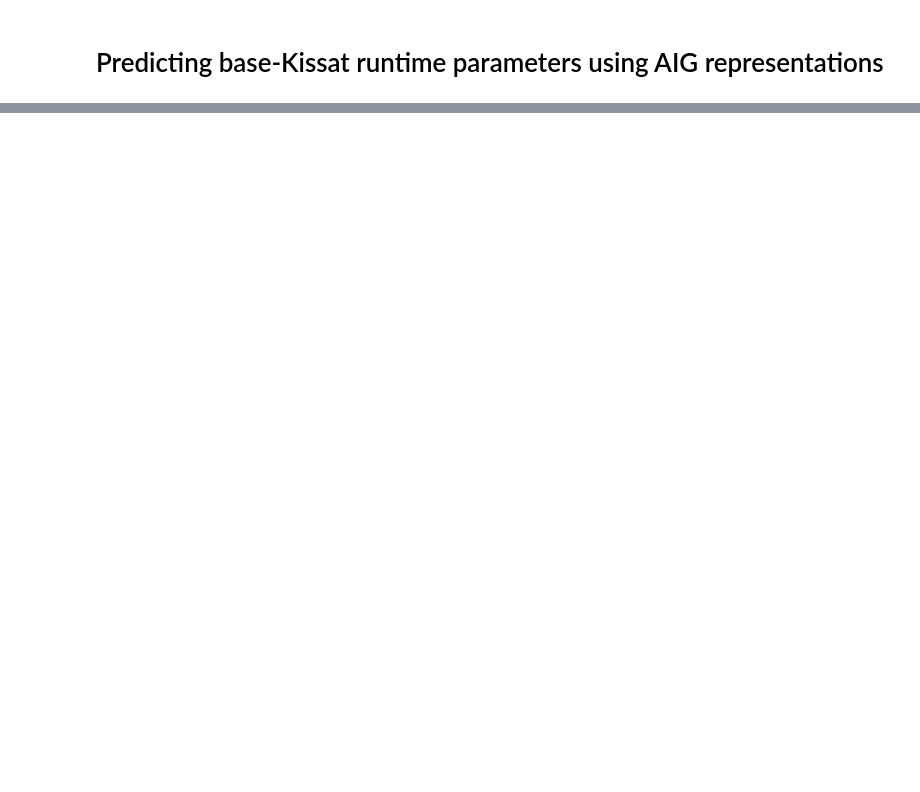
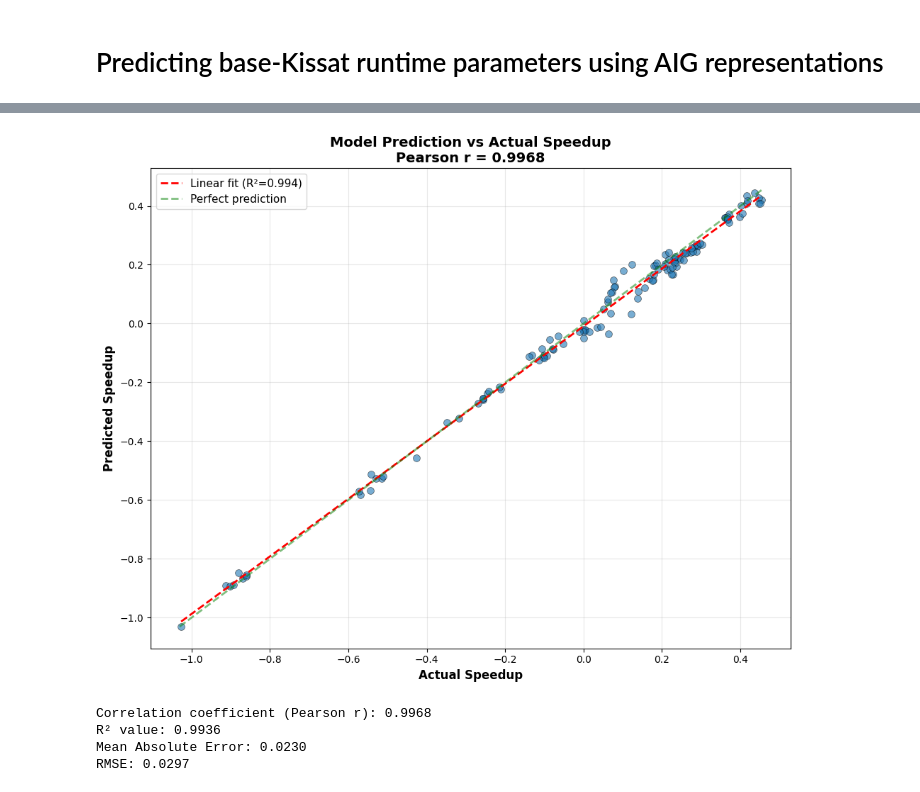
Before and after one commit to enckrish/kissat-param, a Jupyter notebook: notebooks/nb_08.ipynb, the cells around one changed output, grey strips where cells are left out. Drawn from its saved outputs; the diff is of its cells as text; code cells hidden in the pictures; blank space fills up the shorter version.

```diff
--- a/notebooks/nb_08.ipynb
+++ b/notebooks/nb_08.ipynb
@@ -51,0 +215,19 @@ class Predictor(nn.Module):
+# %%
+from tqdm.notebook import tqdm
+
+dataloader = DataLoader(ds, batch_size=4, shuffle=True)
+
+for epoch in tqdm(range(1000)):
+	total_loss = 0
+	for data in dataloader:
+		data = data.to(device)
+		optimizer.zero_grad() # Reset gradients to zero
+
+		output = model(data)           # forward pass
+		loss = criterion(output, data.y) # compute loss
+
+		loss.backward() # compute gradients
+		optimizer.step() # update parameters
+
+		total_loss += loss.item()
+	print(f"Loss at epoch {epoch}: {total_loss}")
@@ -51,0 +253,59 @@ class Predictor(nn.Module):
+# %%
+import matplotlib.pyplot as plt
+import numpy as np
+from scipy import stats
+
+# Get predictions on entire dataset
+model.eval()
+predictions = []
+actuals = []
+
+with torch.no_grad():
+    for data in dataloader:
+        data = data.to(device)
+        output = model(data)
+        predictions.extend(output.cpu().numpy())
+        actuals.extend(data.y.cpu().numpy())
+
+predictions = np.array(predictions)
+actuals = np.array(actuals)
+
+# Calculate correlation
+correlation = np.corrcoef(predictions, actuals)[0, 1]
+slope, intercept, r_value, p_value, std_err = stats.linregress(actuals, predictions)
+
+# Create scatter plot
+fig, ax = plt.subplots(figsize=(10, 8))
+ax.scatter(actuals, predictions, alpha=0.6, s=50, edgecolors='k', linewidth=0.5)
+
+# Add regression line
+x_line = np.array([actuals.min(), actuals.max()])
+y_line = slope * x_line + intercept
+ax.plot(x_line, y_line, 'r--', linewidth=2, label=f'Linear fit (R²={r_value**2:.3f})')
+
+# Add perfect prediction line (y=x)
+lim = [min(actuals.min(), predictions.min()), max(actuals.max(), predictions.max())]
+ax.plot(lim, lim, 'g--', linewidth=2, alpha=0.5, label='Perfect prediction')
+
+# Labels and formatting
+ax.set_xlabel('Actual Speedup', fontsize=12, fontweight='bold')
+ax.set_ylabel('Predicted Speedup', fontsize=12, fontweight='bold')
+ax.set_title(f'Model Prediction vs Actual Speedup\nPearson r = {correlation:.4f}',
+             fontsize=14, fontweight='bold')
+ax.legend(fontsize=11)
+ax.grid(True, alpha=0.3)
+
+plt.tight_layout()
+plt.show()
+
+# Print statistics
+print(f"Correlation coefficient (Pearson r): {correlation:.4f}")
+print(f"R² value: {r_value**2:.4f}")
+print(f"Mean Absolute Error: {np.mean(np.abs(predictions - actuals)):.4f}")
+print(f"RMSE: {np.sqrt(np.mean((predictions - actuals)**2)):.4f}")
+# %% [output]
+[figure, added]
+Correlation coefficient (Pearson r): 0.9968
+R² value: 0.9936
+Mean Absolute Error: 0.0230
+RMSE: 0.0297
```
Also changed, not shown: parts of 12 cells of this notebook, 33 other files.
